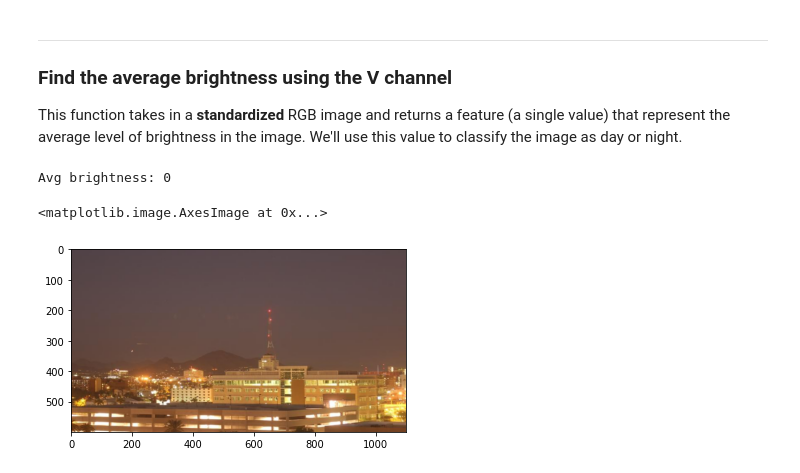
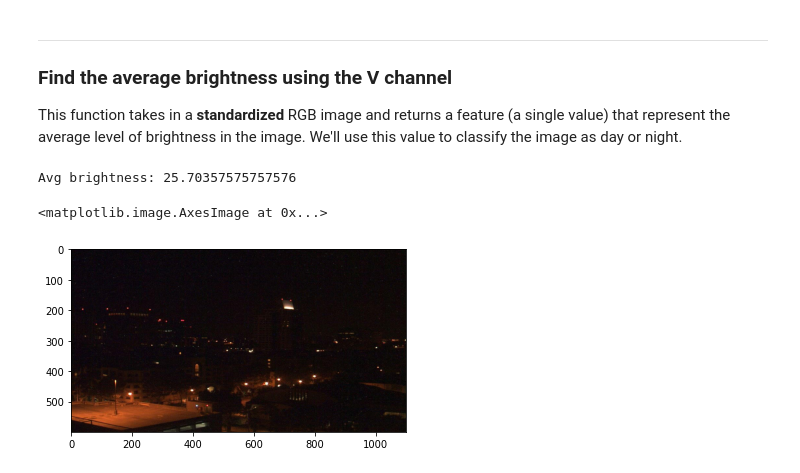
Before and after one commit to ken-power/CVND-ComputerVisionExercises, a Jupyter notebook: 1_1_Image_Representation/6_3. Average Brightness.ipynb, the cells around one changed output. Drawn from its saved outputs; the diff is of its cells as text; code cells hidden in the pictures.

Commit message:
Exploring the brightness of day and night images, calculating average brightness of an image

```diff
--- a/1_1_Image_Representation/6_3. Average Brightness.ipynb
+++ b/1_1_Image_Representation/6_3. Average Brightness.ipynb
@@ -131,22 +131,24 @@ def avg_brightness(rgb_image):
 
     ## TODO: Calculate the average brightness using the area of the image
     # and the sum calculated above
-    avg = 0
+    area = 600 * 1100.0  # pixels
+
+    avg = sum_brightness / area
 
     return avg
 # %%
 # Testing average brightness levels
 # Look at a number of different day and night images and think about
 # what average brightness value separates the two types of images
 
 # As an example, a "night" image is loaded in and its avg brightness is displayed
-image_num = 190
+image_num = 130
 test_im = STANDARDIZED_LIST[image_num][0]
 
 avg = avg_brightness(test_im)
 print('Avg brightness: ' + str(avg))
 plt.imshow(test_im)
 # %% [output]
-Avg brightness: 0
+Avg brightness: 25.70357575757576
 <matplotlib.image.AxesImage at 0x...>
-[figure, old version]
+[figure, new version]
```
